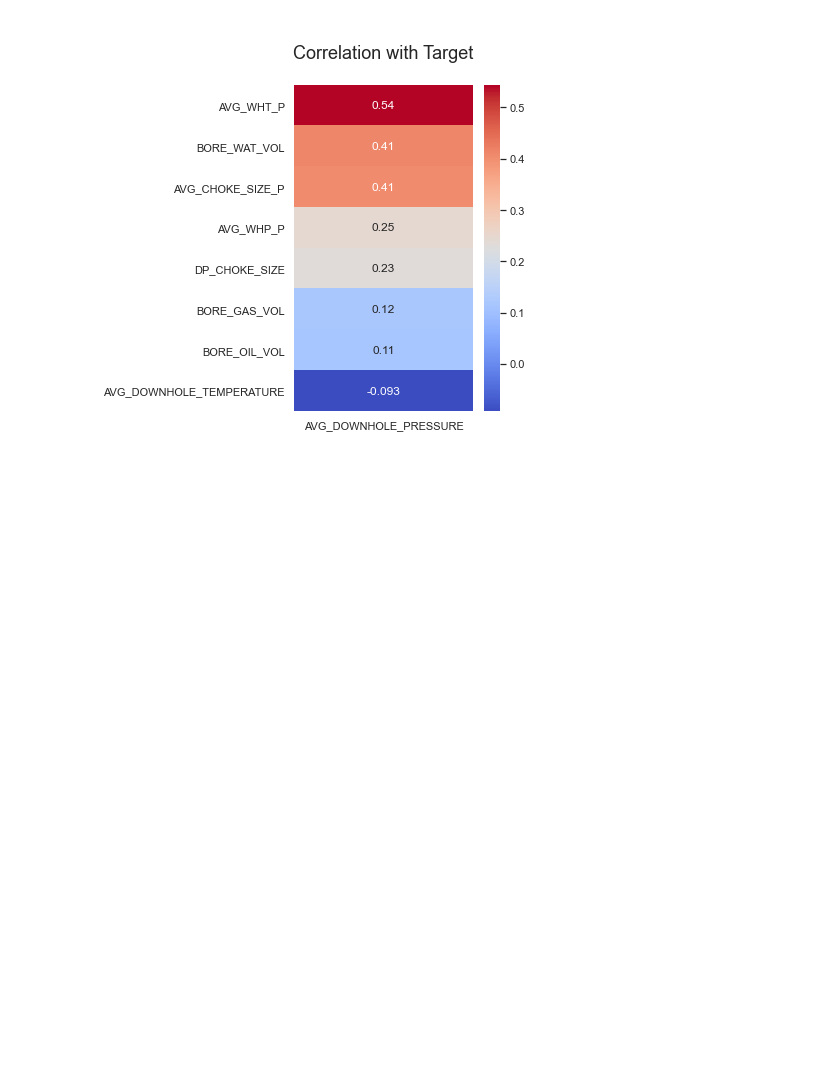
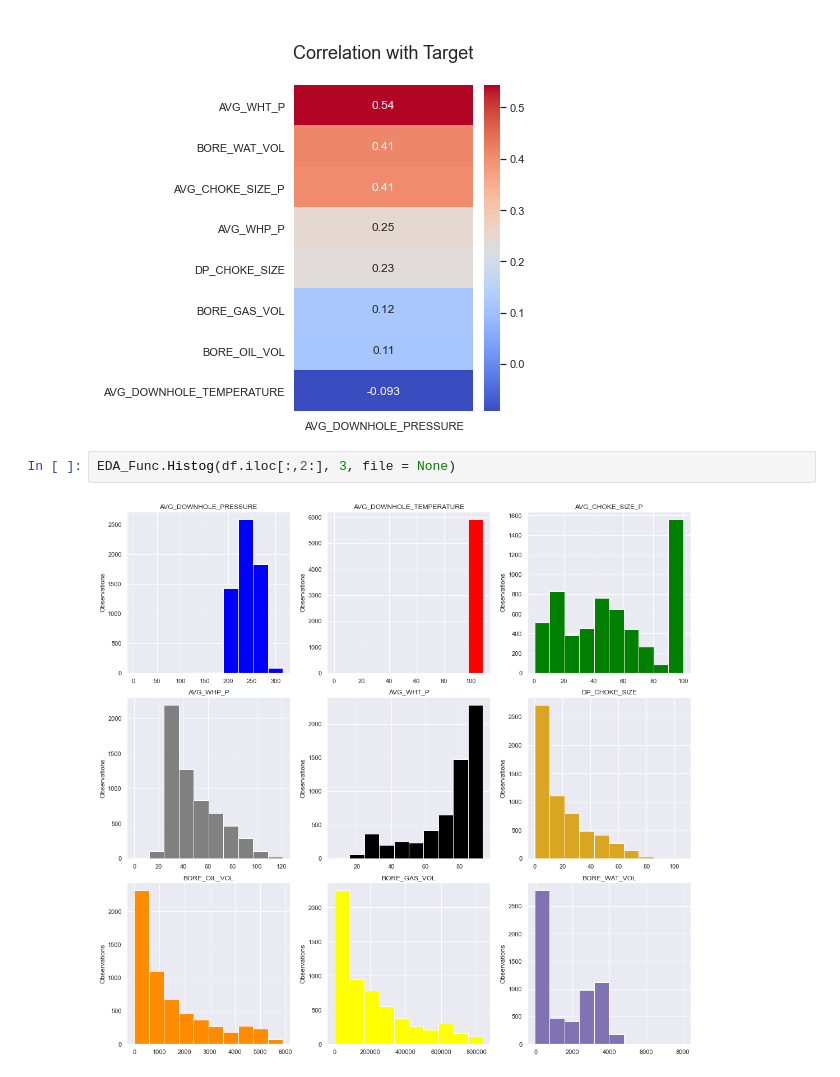
Before and after one commit to KarimMAJDOUB/Volve-field-machine-learning, a Jupyter notebook: BHP Prediction/Notebooks/EDA.ipynb, the cells around one changed output. Drawn from its saved outputs; the diff is of its cells as text; blank space fills up the shorter version.

```diff
--- a/BHP Prediction/Notebooks/EDA.ipynb
+++ b/BHP Prediction/Notebooks/EDA.ipynb
@@ -296,3 +296,7 @@ sns.pairplot(df, vars = ["AVG_DOWNHOLE_PRESSURE",
 EDA_Func.corr_target(df, 'AVG_DOWNHOLE_PRESSURE','Correlation with Target', file=None)
 # %% [output]
 [figure]
+# %%
+EDA_Func.Histog(df.iloc[:,2:], 3, file = None)
+# %% [output]
+[figure, added]
```
Also changed, not shown: parts of 2 cells of this notebook.
